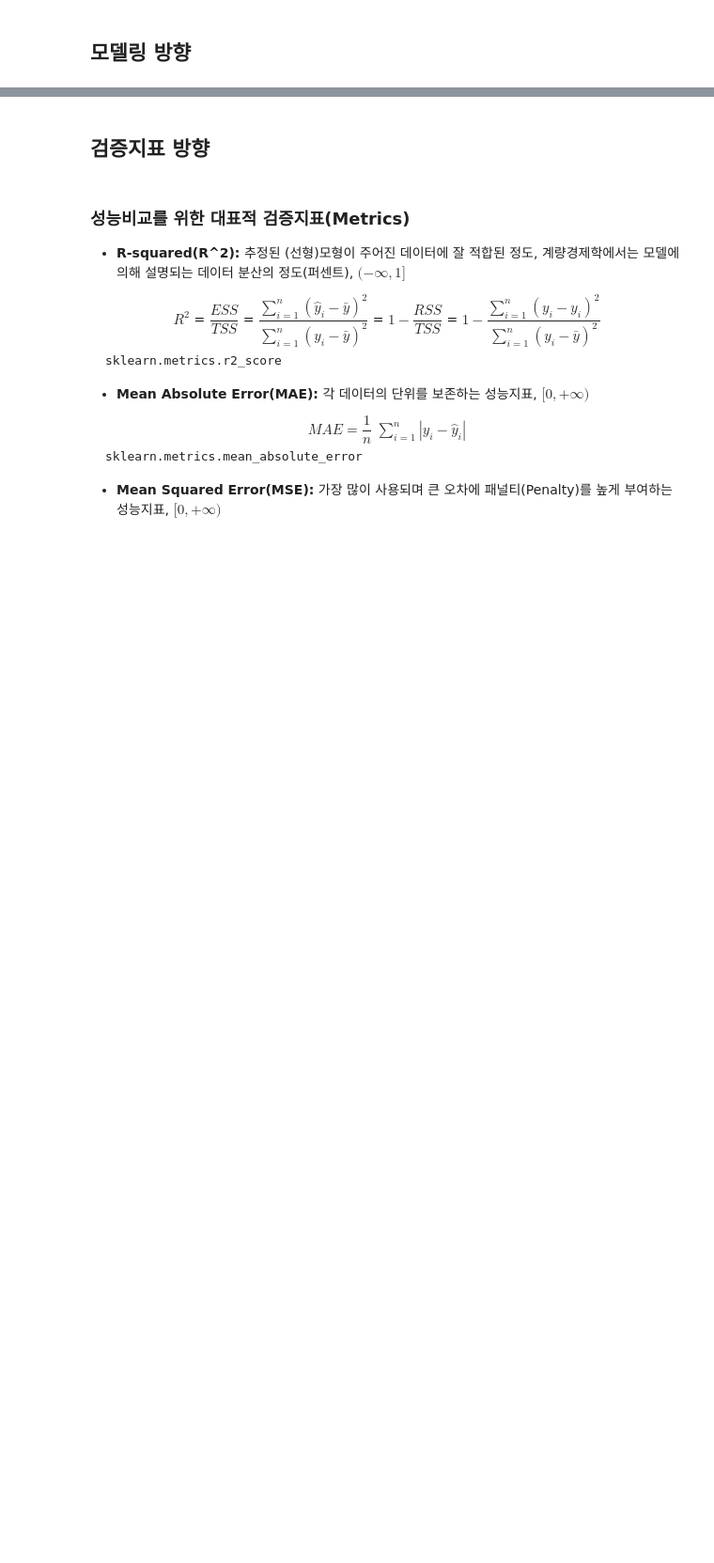
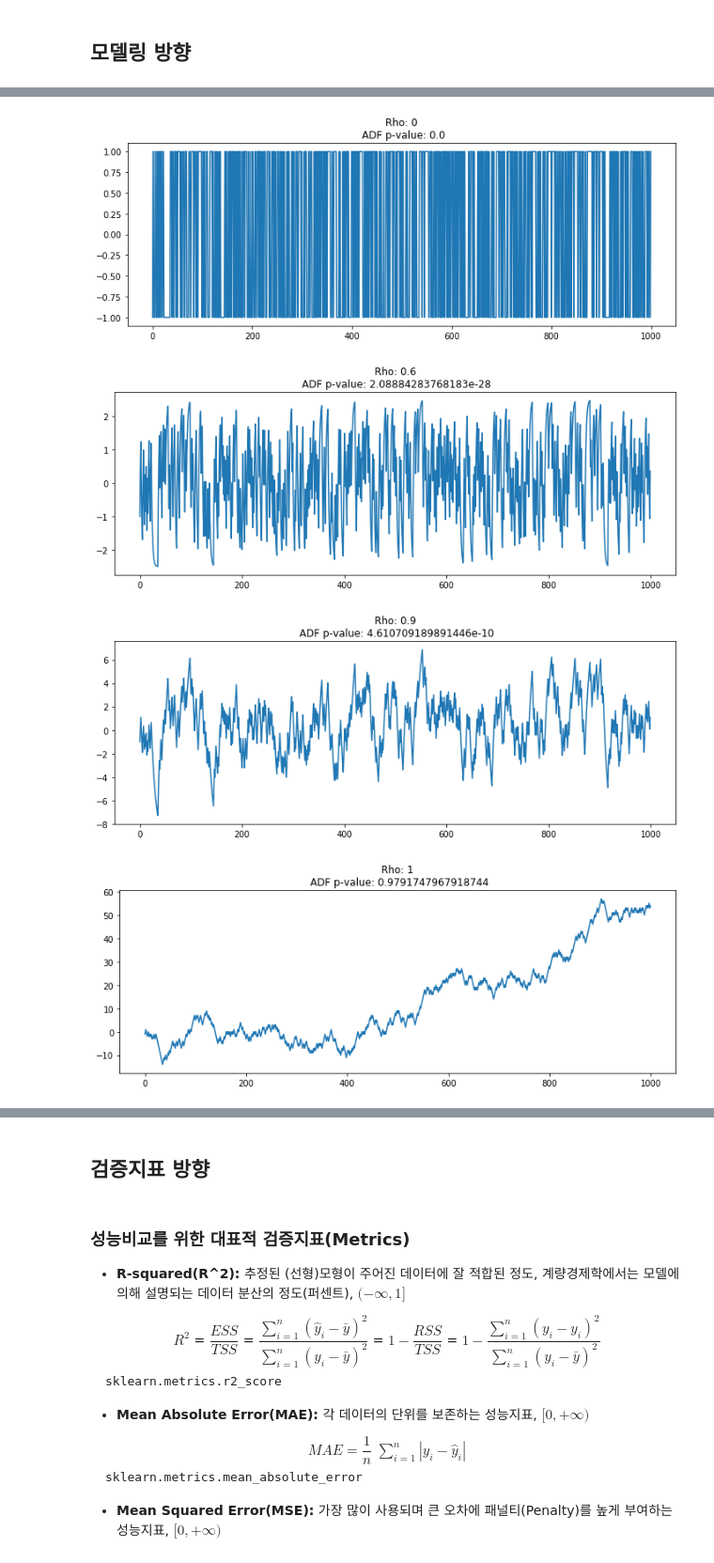
Before and after one commit to cheonbi/TimeSeriesAnalysis, a Jupyter notebook: Shared/Lecture2_Learning_TimeSeries_KK.ipynb, the cells around one changed output, grey strips where cells are left out. Shown at 94% size. Saved outputs shown, nothing was run; the diff lists cells and outputs as text; code cells hidden in the pictures; blank space fills up the shorter version.

```diff
--- a/Shared/Lecture2_Learning_TimeSeries_KK.ipynb
+++ b/Shared/Lecture2_Learning_TimeSeries_KK.ipynb
@@ -994,3 +992,74 @@ $VIF_i = Var(\hat{\beta}_i) = \dfrac{\sigma^2_{\epsilon}}{(n-1)Var(X_i)} \cdot \
     - Seasonal Stationary: 계절성을 제거하면 정상성인 시계열데이터
     - Difference Stationary: 차분을하면 정상성인 시계열데이터
     - Strictly Stationary: 시간 흐름에 따라 "통계적 특성"이 변하지 않음
+# %%
+# 라이브러리 호출
+import pandas as pd
+import numpy as np
+import statsmodels.api as sm
+from random import seed, random
+import matplotlib.pyplot as plt
+%reload_ext autoreload
+%autoreload 2
+from module import stationarity_adf_test, stationarity_kpss_test
+
+# 랜덤워크 데이터 생성 및 통계량 Test (rho=0)
+plt.figure(figsize=(10, 4))
+seed(1)
+rho = 0
+random_walk = [-1 if random() < 0.5 else 1]
+for i in range(1, 1000):
+    movement = -1 if random() < 0.5 else 1
+    value = rho * random_walk[i-1] + movement
+    random_walk.append(value)
+plt.plot(random_walk)
+plt.title('Rho: {}\n ADF p-value: {}'.format(rho, np.ravel(stationarity_adf_test(random_walk, []))[1]))
+plt.tight_layout()
+plt.show()
+
+# 랜덤워크 데이터 생성 및 통계량 Test (rho=0.6)
+plt.figure(figsize=(10, 4))
+seed(1)
+rho = 0.6
+random_walk = [-1 if random() < 0.5 else 1]
+for i in range(1, 1000):
+    movement = -1 if random() < 0.5 else 1
+    value = rho * random_walk[i-1] + movement
+    random_walk.append(value)
+plt.plot(random_walk)
+plt.title('Rho: {}\n ADF p-value: {}'.format(rho, np.ravel(stationarity_adf_test(random_walk, []))[1]))
+plt.tight_layout()
+plt.show()
+
+# 랜덤워크 데이터 생성 및 통계량 Test (rho=0.9)
+plt.figure(figsize=(10, 4))
+seed(1)
+rho = 0.9
+random_walk = [-1 if random() < 0.5 else 1]
+for i in range(1, 1000):
+    movement = -1 if random() < 0.5 else 1
+    value = rho * random_walk[i-1] + movement
+    random_walk.append(value)
+plt.plot(random_walk)
+plt.title('Rho: {}\n ADF p-value: {}'.format(rho, np.ravel(stationarity_adf_test(random_walk, []))[1]))
+plt.tight_layout()
+plt.show()
+
+# 랜덤워크 데이터 생성 및 통계량 Test (rho=1)
+plt.figure(figsize=(10, 4))
+seed(1)
+rho = 1
+random_walk = [-1 if random() < 0.5 else 1]
+for i in range(1, 1000):
+    movement = -1 if random() < 0.5 else 1
+    value = rho * random_walk[i-1] + movement
+    random_walk.append(value)
+plt.plot(random_walk)
+plt.title('Rho: {}\n ADF p-value: {}'.format(rho, np.ravel(stationarity_adf_test(random_walk, []))[1]))
+plt.tight_layout()
+plt.show()
+# %% [output]
+[figure, added]
+[figure, added]
+[figure, added]
+[figure, added]
```
Also changed, not shown: parts of 2 cells of this notebook.
